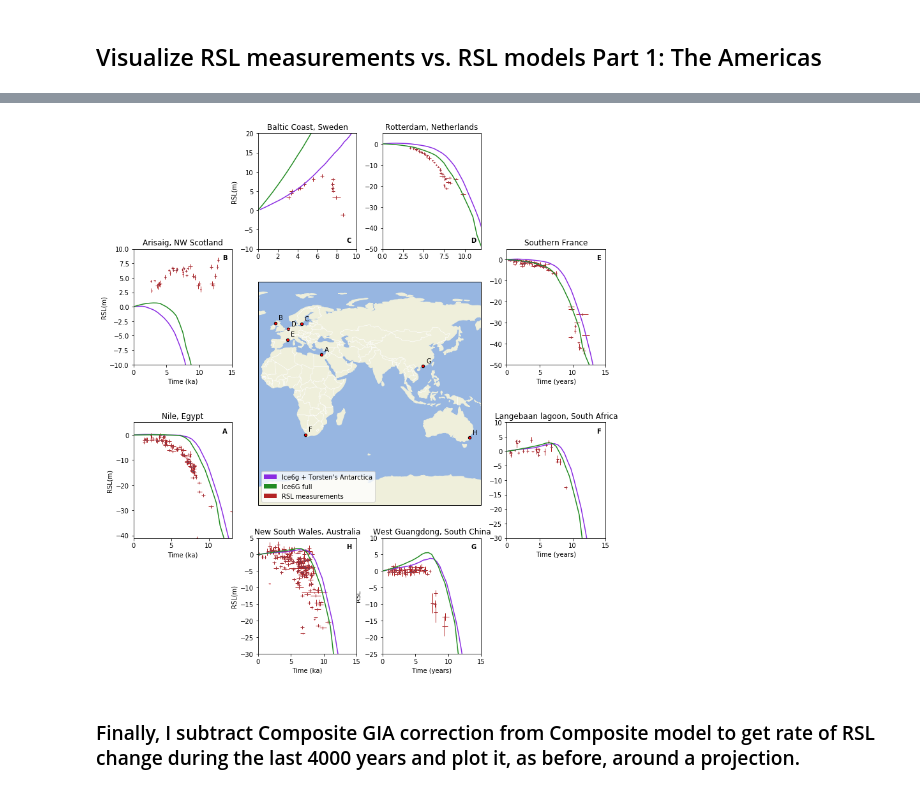
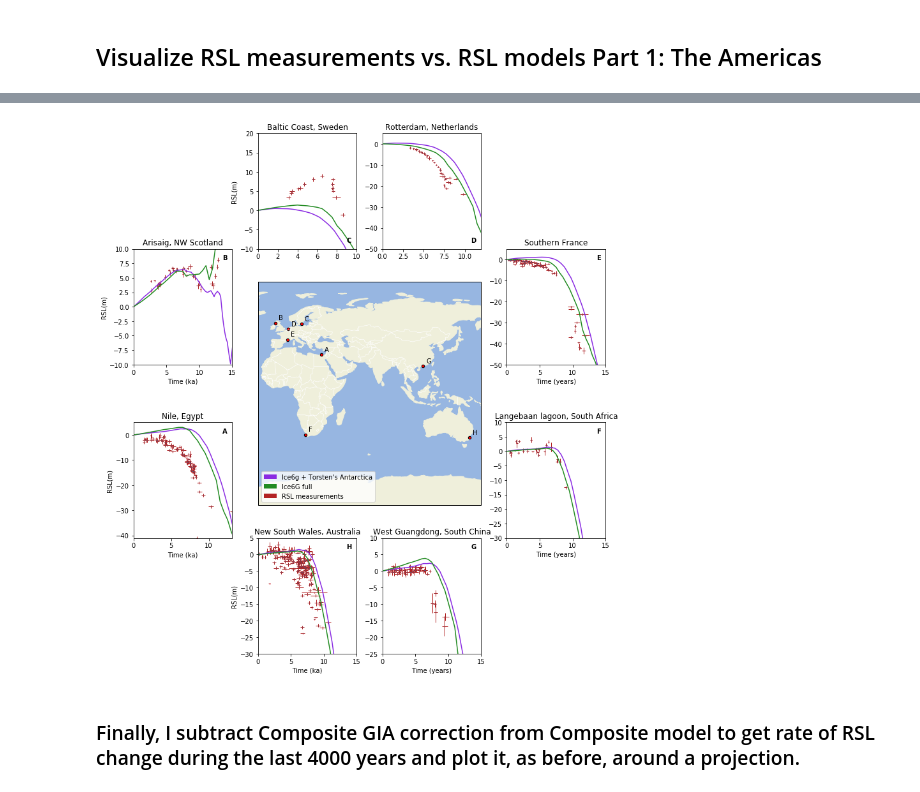
Before and after one commit to rcameronc/RCES_finalproject, a Jupyter notebook: Research_Computing_Final_Project_final.ipynb, the cells around one changed output, grey strips where cells are left out. Saved outputs shown, nothing was run; the diff lists cells and outputs as text; code cells hidden in the pictures.

```diff
--- a/Research_Computing_Final_Project_final.ipynb
+++ b/Research_Computing_Final_Project_final.ipynb
@@ -978,7 +892,7 @@ SC = subregs.get_group('Nile')
 x = SC.Age
 y = SC.RSL
 lat = SC.Latitude.mean()
-lon = SC.Longitude.mean()
+lon = 360 + SC.Longitude.mean()
 comp.RSL[89:].rolling(time=5, center=True).mean().sel(lat=lat, lon=lon,
                   method='nearest').plot(ax=y_1, xlim=x.max(), ylim=(y.min(), 5), color='blueviolet')
 ice6g_f.RSL.sel(lat=lat, lon=lon,
@@ -999,7 +913,7 @@ SSI = regs.get_group('NW_Scotland_Arisaig_')
 x = SSI.Age
 y = SSI.RSL
 lat = SSI.Latitude.mean()
-lon = SSI.Longitude.mean()
+lon = 360 + SSI.Longitude.mean()
 comp.RSL[89:].rolling(time=5, center=True).mean().sel(lat=lat, lon=lon,
                   method='nearest').plot(ax=y_2, xlim=(0, 15), ylim=(-10, 10), color='blueviolet')
 ice6g_f.RSL.sel(lat=lat, lon=lon,
@@ -1022,7 +936,7 @@ y = NGS.RSL
 xerr = NGS.Age_er_max
 yerr = NGS.RSL_er_max
 lat = NGS.Latitude.mean()
-lon = NGS.Longitude.mean()
+lon = 360 + NGS.Longitude.mean()
 comp.RSL[89:].rolling(time=5, center=True).mean().sel(lat=lat, lon=lon,
                   method='nearest').plot(ax=y_3, xlim=(0, 10), ylim=(-10, 20), color='blueviolet')
 ice6g_f.RSL.sel(lat=lat, lon=lon,
@@ -1043,7 +957,7 @@ SS = regs.get_group('The_Netherlands')
 x = SS.Age
 y = SS.RSL
 lat = SS.Latitude.mean()
-lon = SS.Longitude.mean()
+lon = 360 + SS.Longitude.mean()
 comp.RSL[89:].rolling(time=5, center=True).mean().sel(lat=lat, lon=lon,
                   method='nearest').plot(ax=y_4, xlim=(0, 12), ylim=(-50, 5), color='blueviolet')
 ice6g_f.RSL.sel(lat=lat, lon=lon,
@@ -1063,7 +977,7 @@ DB = subregs.get_group('Southern_France')
 x = DB.Age
 y = DB.RSL
 lat = DB.Latitude.mean()
-lon = DB.Longitude.mean()
+lon = 360 + DB.Longitude.mean()
 comp.RSL[89:].rolling(time=5, center=True).mean().sel(lat=lat, lon=lon,
                   method='nearest').plot(ax=y_5, xlim=(0, 15), ylim=(-50, 5), color='blueviolet')
 ice6g_f.RSL.sel(lat=lat, lon=lon,
@@ -1084,7 +998,7 @@ PN = regs.get_group('South_Africa')
 x = PN.Age
 y = PN.RSL
 lat = PN.Latitude.mean()
-lon = PN.Longitude.mean()
+lon = 360 + PN.Longitude.mean()
 comp.RSL[89:].rolling(time=5, center=True).mean().sel(lat=lat, lon=lon,
                   method='nearest').plot(ax=y_6, xlim=(0, 15), ylim=(-30, 10), color='blueviolet')
 ice6g_f.RSL.sel(lat=lat, lon=lon,
@@ -1105,7 +1019,7 @@ SG = subregs.get_group('South_China_III_West_Guangdong_and_Hainan_')
 x = SG.Age
 y = SG.RSL
 lat = SG.Latitude.mean()
-lon = SG.Longitude.mean()
+lon = 360 + SG.Longitude.mean()
 comp.RSL[89:].rolling(time=5, center=True).mean().sel(lat=lat, lon=lon,
                   method='nearest').plot(ax=y_7, xlim=(0, 15), ylim=(-25, 10), color='blueviolet')
 ice6g_f.RSL.sel(lat=lat, lon=lon,
@@ -1113,35 +1027,35 @@ ice6g_f.RSL.sel(lat=lat, lon=lon,
 y_7.scatter(x, y, s=1, color='r')
 y_7.errorbar(x, y, xerr=SG.Age_er_max, yerr = SG.RSL_er_max, fmt = 'o', ms = .2,
             elinewidth=1, ecolor='firebrick')
 title = 'West Guangdong, South China'
 y_7.set_title(title)
 y_7.set_ylabel('')
 y_7.set_xlabel('Time (years)')
 y_7.text(0.95, 0.95, 'G', horizontalalignment='right',
      verticalalignment='top', transform=y_7.transAxes, fontweight='bold')
 
 
 y_8 = fig.add_subplot(grid[7:9, 3:5])
 SC = regs.get_group('New_South_Wales_Australia')
 x = SC.Age
 y = SC.RSL
 lat = SC.Latitude.mean()
-lon = SC.Longitude.mean()
+lon = 360 + SC.Longitude.mean()
 comp.RSL[89:].rolling(time=5, center=True).mean().sel(lat=lat, lon=lon,
                   method='nearest').plot(ax=y_8, xlim=(0, 15), ylim=(-30, 5), color='blueviolet')
 ice6g_f.RSL.sel(lat=lat, lon=lon,
                   method='nearest').plot(ax=y_8, xlim=(0, 15), ylim=(-30, 5), color='forestgreen')
 y_8.scatter(x, y, s=1, color='r')
 y_8.errorbar(x, y, xerr=SC.Age_er_max, yerr = SC.RSL_er_max, fmt = 'o', ms = .2,
             elinewidth=1, ecolor='firebrick')
 title = 'New South Wales, Australia'
 y_8.set_title(title)
 y_8.set_ylabel('RSL(m)')
 y_8.set_xlabel('Time (ka)')
 y_8.text(0.95, 0.95, 'H', horizontalalignment='right',
      verticalalignment='top', transform=y_8.transAxes, fontweight='bold');
 # %% [output]
-[figure, old version]
+[figure, new version]
 # %% [markdown]
 ### Finally, I subtract Composite GIA correction from Composite model to get rate of RSL change during the last 4000 years and plot it, as before, around a projection.
 # %%
```
Also changed, not shown: parts of 6 cells of this notebook.
